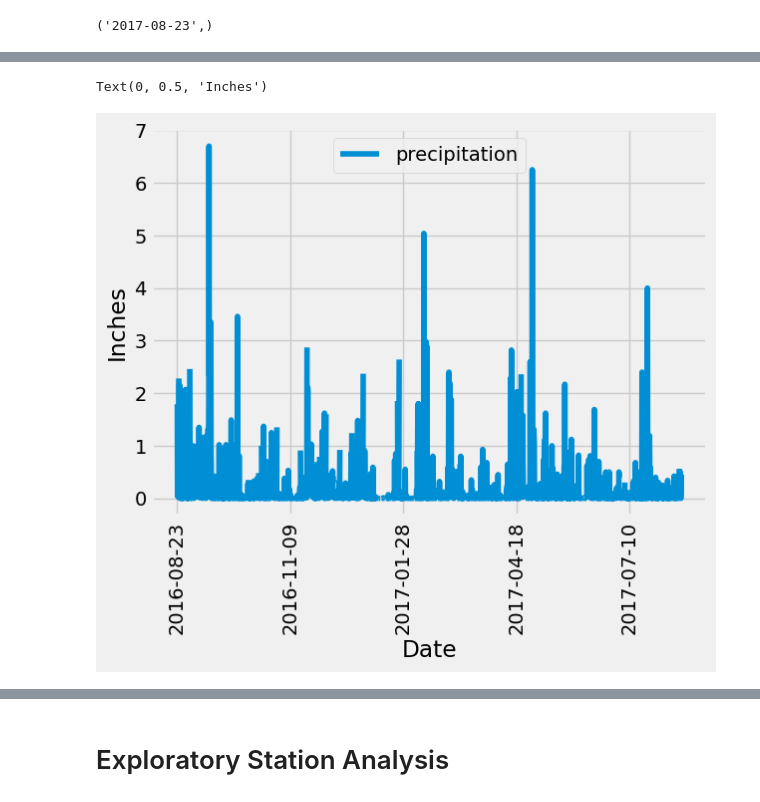
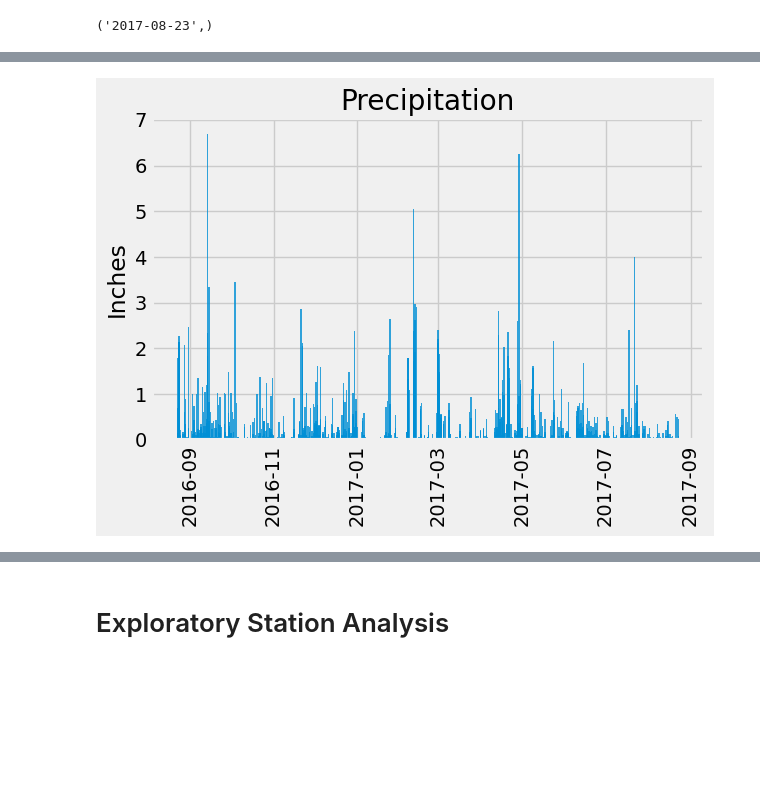
Before and after one commit to StarkArk/hawaiian_holiday_sqlalchemy, a Jupyter notebook: climate_starter.ipynb, the cells around one changed output, grey strips where cells are left out. Drawn from its saved outputs; the diff is of its cells as text; code cells hidden in the pictures; blank space fills up the shorter version.

```diff
--- a/climate_starter.ipynb
+++ b/climate_starter.ipynb
@@ -165,22 +103,14 @@ totalprcp_df.head(25)
-# %%
-# Design a query to retrieve the last 12 months of precipitation data and plot the results.
-# Starting from the most recent data point in the database.
-
-# Calculate the date one year from the last date in data set.
-year_back = last_date - dt.timedelta(days=365)
-
-# Perform a query to retrieve the data and precipitation scores
-
-
-# Save the query results as a Pandas DataFrame. Explicitly set the column names
-
-
-# Sort the dataframe by date
-
-
-# Use Pandas Plotting with Matplotlib to plot the data
-# %% [output]
-Text(0, 0.5, 'Inches')
-[figure, removed]
+# %%
+# Plot the last 12 months of Precipitation
+plt.bar(data=prcp_df, x="Date", height="Precipitation", alpha=.8, width=1)
+plt.title("Precipitation")
+plt.ylabel("Inches")
+plt.xticks(rotation=90)
+
+plt.tight_layout()
+
+plt.show()
+# %% [output]
+[figure, added]
 # %%
 # Use Pandas to calculate the summary statistics for the precipitation data
```
Also changed, not shown: parts of 11 cells of this notebook.
